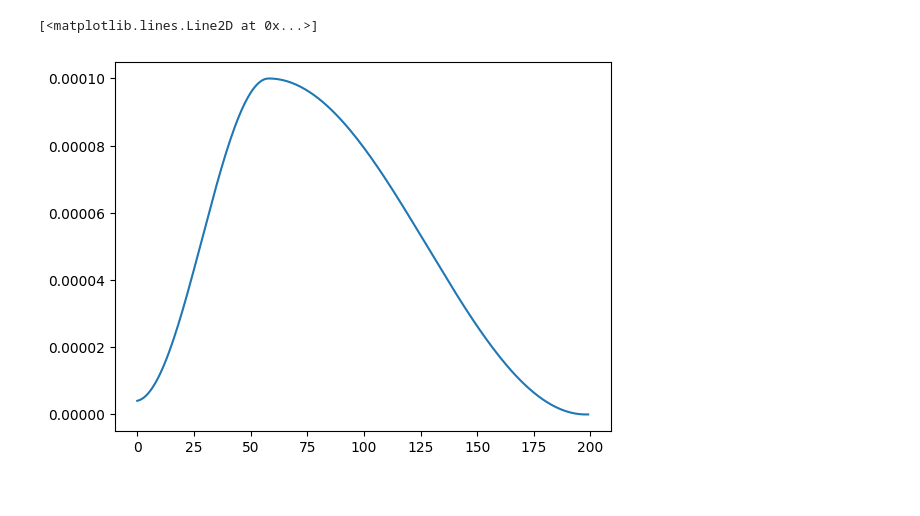
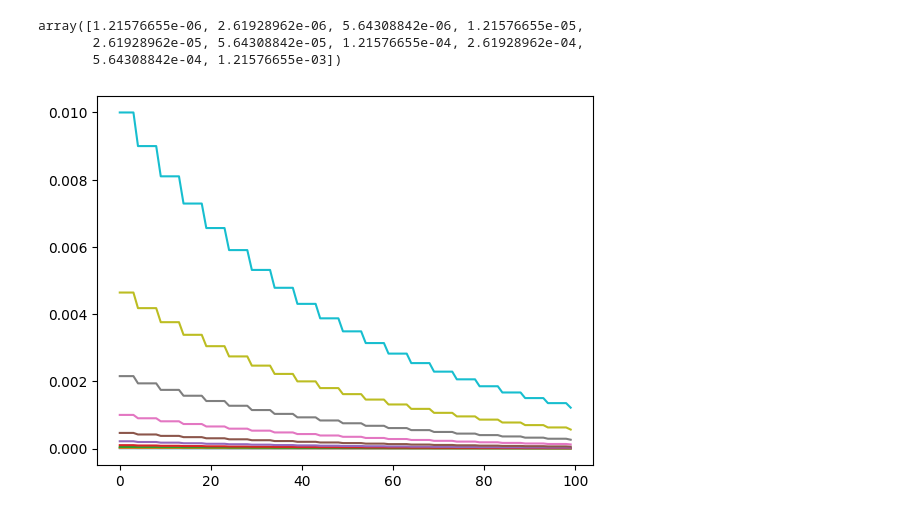
Before and after one commit to RobinU434/LRSchedulerAnalysis, a Jupyter notebook: project/lr_playground.ipynb, the cells around one changed output. Saved outputs shown, nothing was run; the diff lists cells and outputs as text; code cells hidden in the pictures.

```diff
--- a/project/lr_playground.ipynb
+++ b/project/lr_playground.ipynb
@@ -7,10 +7,7 @@ def get_lr(optimizer):
     for param_group in optimizer.param_groups:
         return param_group['lr']
 
-network  = torch.nn.Linear(10, 10)
-optim = torch.optim.SGD(network.parameters())
 
-optim = torch.optim.AdamW(network.parameters())
-for param_group in optim.param_groups:
-    print(param_group)
+
+np.linspace(5, 50, 10)
 # %% [output]
@@ -34,14 +15,29 @@ tensor([ 0.0722, -0.2178, -0.1441, -0.2447, -0.2583, -0.2694, -0.0309, -0.1232,
-# %%
-scheduler = torch.optim.lr_scheduler.ConstantLR(optim, factor=1)
-scheduler = torch.optim.lr_scheduler.OneCycleLR(optim, max_lr=1e-4, total_steps=200)
-
-n_epochs = 200
-learning_rate = np.empty(n_epochs)
-for epoch in range(n_epochs):
-    scheduler.step()
-    learning_rate[epoch] = get_lr(optim)
-
-plt.plot(learning_rate)
-# %% [output]
-[<matplotlib.lines.Line2D at 0x...>]
-[figure, removed]
+# %%
+network  = torch.nn.Linear(10, 10)
+# optim = torch.optim.SGD(network.parameters())
+
+# scheduler = torch.optim.lr_scheduler.ConstantLR(optim, factor=1)
+n_epochs = 100
+lr = np.logspace(-5, -2, 10)
+learning_rate = np.empty((len(lr), n_epochs))
+for lr_idx, lr in enumerate(lr):
+    optim = torch.optim.AdamW(network.parameters(), lr=lr)
+    scheduler = torch.optim.lr_scheduler.CosineAnnealingLR(optim, T_max=200, eta_min=1e-6)
+    # scheduler = torch.optim.lr_scheduler.OneCycleLR(optim, max_lr=lr, total_steps=200)
+    scheduler = torch.optim.lr_scheduler.StepLR(optim, step_size=5, gamma=0.5)
+    scheduler = torch.optim.lr_scheduler.CosineAnnealingWarmRestarts(optim, T_0=10, )
+    scheduler = torch.optim.lr_scheduler.CyclicLR(optim, base_lr=lr, max_lr=1e-2)
+    scheduler = torch.optim.lr_scheduler.StepLR(optim, step_size=5, gamma=0.9)
+    for epoch in range(n_epochs):
+        scheduler.step()
+        learning_rate[lr_idx, epoch] = get_lr(optim)
+
+
+plt.plot(learning_rate.T)
+# plt.yscale("log")
+learning_rate[:, -1]
+# %% [output]
+array([1.21576655e-06, 2.61928962e-06, 5.64308842e-06, 1.21576655e-05,
+       2.61928962e-05, 5.64308842e-05, 1.21576655e-04, 2.61928962e-04,
+       5.64308842e-04, 1.21576655e-03])
+[figure, added]
```
Also changed, not shown: parts of 1 cell of this notebook, 2 other files.
